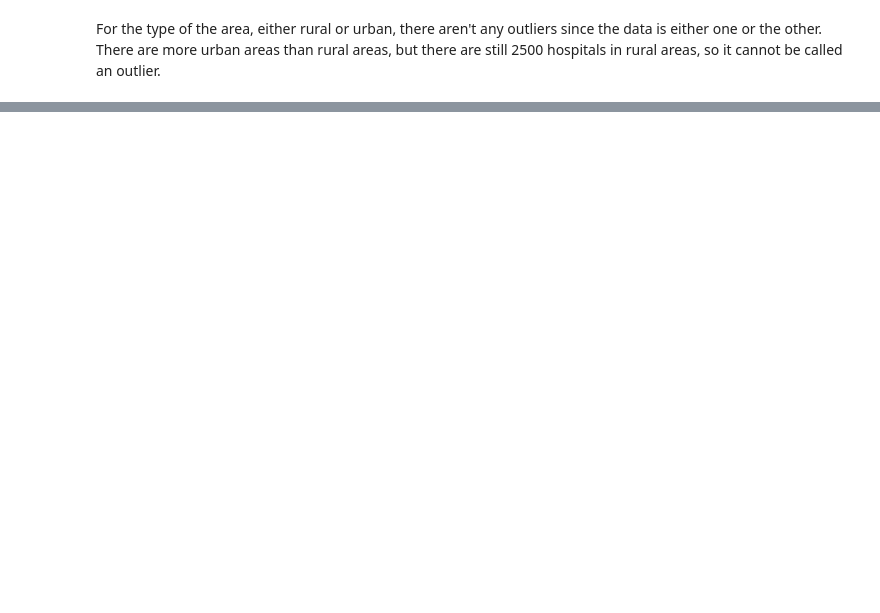
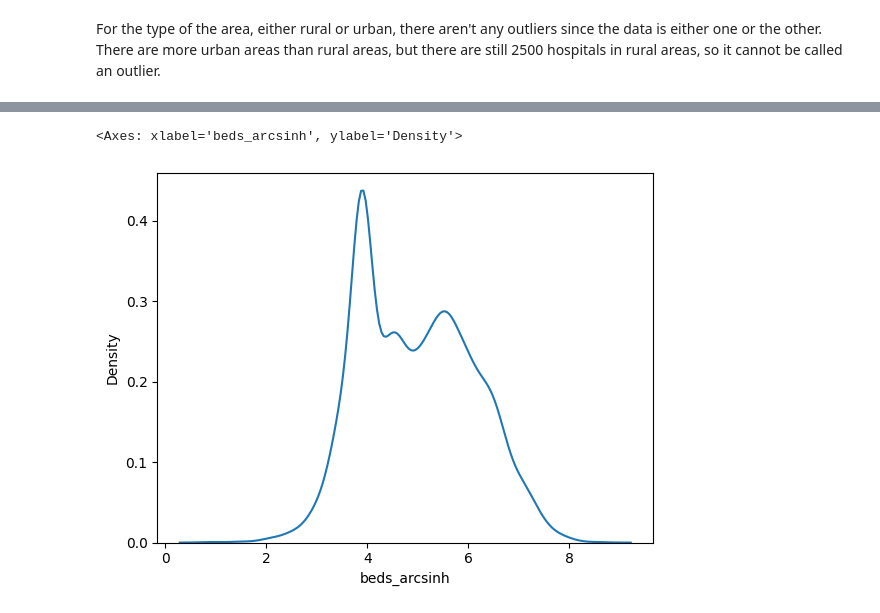
Before and after one commit to genevievepur/ds3001-visualization, a Jupyter notebook: assignment/assignment.ipynb, the cells around one changed output, grey strips where cells are left out. Saved outputs shown, nothing was run; the diff lists cells and outputs as text; code cells hidden in the pictures; blank space fills up the shorter version.

```diff
--- a/assignment/assignment.ipynb
+++ b/assignment/assignment.ipynb
@@ -550,0 +569,6 @@ control.hist()
+# %%
+df['beds_arcsinh'] = np.arcsinh(beds)
+sns.kdeplot(data=df, x='beds_arcsinh')
+# %% [output]
+<Axes: xlabel='beds_arcsinh', ylabel='Density'>
+[figure, added]
```
Also changed, not shown: parts of 8 cells of this notebook.
